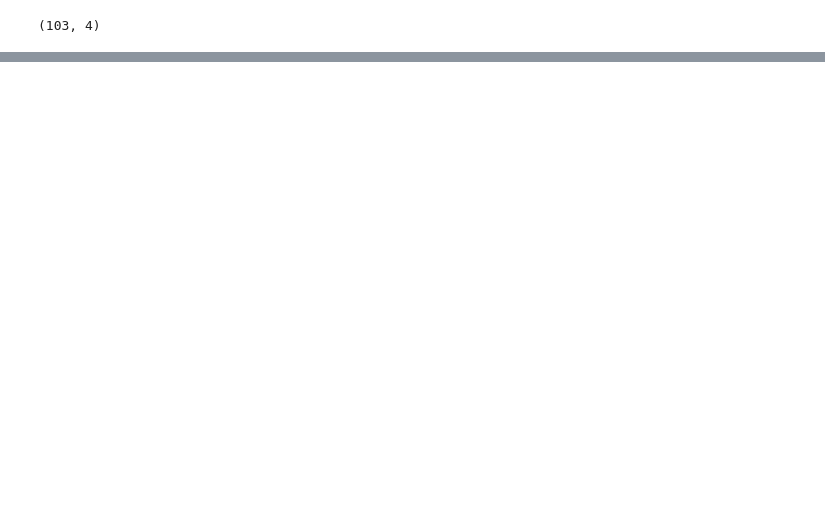
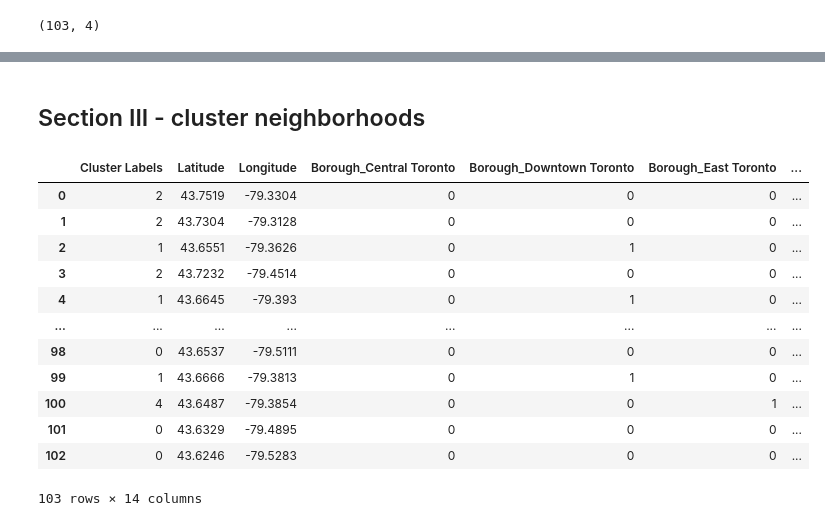
Before and after one commit to cleeallan/Coursera_Capstone, a Jupyter notebook: Toronto.ipynb, the cells around one changed output, grey strips where cells are left out. Drawn from its saved outputs; the diff is of its cells as text; code cells hidden in the pictures; blank space fills up the shorter version.

```diff
--- a/Toronto.ipynb
+++ b/Toronto.ipynb
@@ -40,0 +49,5 @@ df_toronto.shape
+# %%
+#copy the datafram to preserve the original and add the Long and Lat columns
+df_tmp = df_toronto
+df_tmp['Latitude'], df_tmp['Longitude'] = ['lat', 'long']
+df_tmp
@@ -40,0 +73,17 @@ df_toronto.shape
+# %%
+import geocoder # import geocoder
+
+df_tmp = df_tmp.rename(columns={'Postal Code': 'PostCode'}) # change the name of the column to remove the space
+# loop over the post codes
+print('Looping over the list of Postal Codes.')
+for index, row in df_tmp.iterrows():
+    g=geocoder.arcgis('{}, Toronto, Ontario'.format(row.PostCode)) #get each tal, long
+    lat_lng_coords = g.latlng
+    latitude = lat_lng_coords[0] # assign values
+    longitude = lat_lng_coords[1]
+    df_tmp.at[index, 'Latitude'] = latitude    # update the dataframe
+    df_tmp.at[index, 'Longitude'] = longitude
+    print('\x1b'+row.PostCode+'\x1b[0m', end='\r')
+print(' ')
+print('Complete')
+df_tmp
@@ -40,0 +107,37 @@ df_toronto.shape
+# %% [markdown]
+## Section III - cluster neighborhoods
+# %%
+import matplotlib.pyplot as plt
+from sklearn.cluster import KMeans
+
+df_tmp2 = df_tmp
+df_tmp2 = df_tmp2.drop(['Neighborhood', 'PostCode'], axis = 1)
+#
+df_cluster = pd.get_dummies(df_tmp2, columns=['Borough']) # get dummies for Borough to cluster on like areas
+
+
+# run k-means clustering
+kclusters = 5
+kmeans = KMeans(n_clusters=kclusters, random_state=0).fit(df_cluster)
+
+# check cluster labels generated for each row in the dataframe
+kmeans.labels_[0:10]
+
+df_cluster.insert(0, 'Cluster Labels', kmeans.labels_)
+#add PostCode back into the df
+df_cluster['PostCode'] = df_tmp['PostCode']
+df_cluster
+# %% [output]
+|  | Cluster Labels | Latitude | Longitude | Borough_Central Toronto | Borough_Downtown Toronto | Borough_East Toronto | ... |
+| 0 | 2 | 43.7519 | -79.3304 | 0 | 0 | 0 | ... |
+| 1 | 2 | 43.7304 | -79.3128 | 0 | 0 | 0 | ... |
+| 2 | 1 | 43.6551 | -79.3626 | 0 | 1 | 0 | ... |
+| 3 | 2 | 43.7232 | -79.4514 | 0 | 0 | 0 | ... |
+| 4 | 1 | 43.6645 | -79.393 | 0 | 1 | 0 | ... |
+| ... | ... | ... | ... | ... | ... | ... | ... |
+| 98 | 0 | 43.6537 | -79.5111 | 0 | 0 | 0 | ... |
+| 99 | 1 | 43.6666 | -79.3813 | 0 | 1 | 0 | ... |
+| 100 | 4 | 43.6487 | -79.3854 | 0 | 0 | 1 | ... |
+| 101 | 0 | 43.6329 | -79.4895 | 0 | 0 | 0 | ... |
+| 102 | 0 | 43.6246 | -79.5283 | 0 | 0 | 0 | ... |
+103 rows × 14 columns
```
Also changed, not shown: parts of 10 cells of this notebook.
